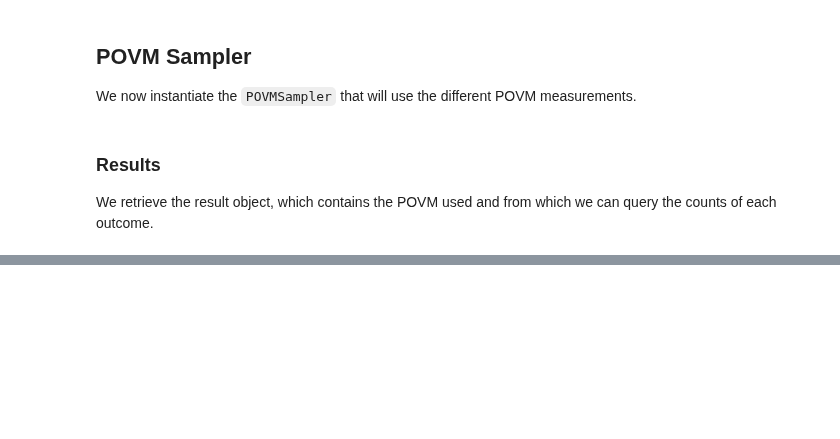
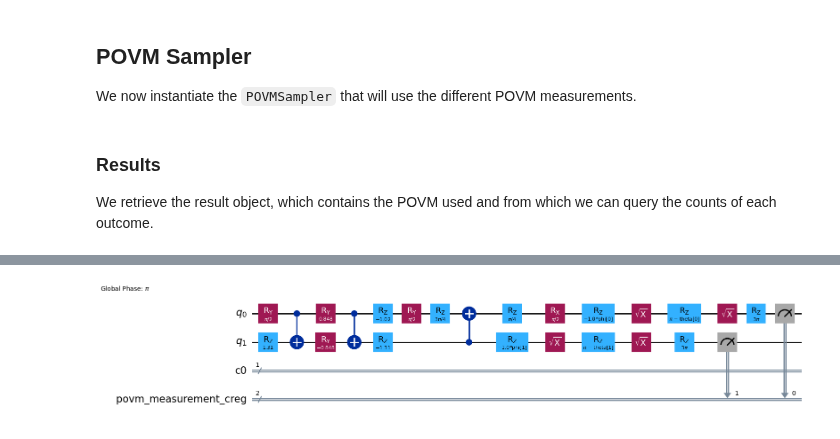
Before and after one commit to qiskit-community/povm-toolbox, a Jupyter notebook: docs/tutorials/randomized_measurements.ipynb, the cells around one changed output, grey strips where cells are left out. Drawn from its saved outputs; the diff is of its cells as text; code cells hidden in the pictures; blank space fills up the shorter version.

```diff
--- a/docs/tutorials/randomized_measurements.ipynb
+++ b/docs/tutorials/randomized_measurements.ipynb
@@ -20,3 +25,13 @@ qc_random.draw("mpl")
+# %%
+from qiskit.transpiler.preset_passmanagers import generate_preset_pass_manager
+from qiskit_aer import AerSimulator
+
+# Use AerSimulator as backend.
+backend = AerSimulator()
+pm = generate_preset_pass_manager(optimization_level=1, backend=backend)
+
+# Transpile the circuit to an "Instruction Set Architecture" (ISA) circuit
+qc_random_isa = pm.run(qc_random)
 # %% [markdown]
 We also draw 3 random observables.
 # %%
@@ -49,7 +64,7 @@ cs_implementation = ClassicalShadows(n_qubit=n_qubit)
 # Define the default shot budget.
 cs_shots = 4096
 # Construct the `POVMSamplerPub`.
-cs_pub = (qc_random, None, cs_shots, cs_implementation)
+cs_pub = (qc_random_isa, None, cs_shots, cs_implementation)
 # %% [markdown]
 ## Locally-Biased Classical Shadows
 We now look at Classsical Shadows that can be locally-biased.
@@ -69,7 +84,7 @@ lbcs_implementation = LocallyBiasedClassicalShadows(n_qubit=n_qubit, bias=bias)
 # Define the default shot budget.
 lbcs_shots = 4096
 # Construct the `POVMSamplerPub`.
-lbcs_pub = (qc_random, None, lbcs_shots, lbcs_implementation)
+lbcs_pub = (qc_random_isa, None, lbcs_shots, lbcs_implementation)
 # %% [markdown]
 ## PM-simulable POVM
 We now look at POVM that are simulable (through randomization) with only single-qubit projective measurements (PMs).
@@ -97,7 +112,7 @@ pmsim_implementation = RandomizedProjectiveMeasurements(n_qubit=n_qubit, bias=bi
 # Define the default shot budget.
 pmsim_shots = 4100
 # Construct the `POVMSamplerPub`.
-pmsim_pub = (qc_random, None, pmsim_shots, pmsim_implementation)
+pmsim_pub = (qc_random_isa, None, pmsim_shots, pmsim_implementation)
 # %% [markdown]
 ## POVM Sampler
 
@@ -165,2 +177,9 @@ Number of shots : 4096
 
 --------------------------------------------------------------------------------------
+# %%
+# Inspect one of the circuit sent to the internal `BaseSamplerV2` sampler:
+
+lbcs_composed_circuit = result[1].metadata.composed_circuit
+lbcs_composed_circuit.draw("mpl", style="iqp")
+# %% [output]
+[figure, added]
```
Also changed, not shown: parts of 4 cells of this notebook, 11 other files.
